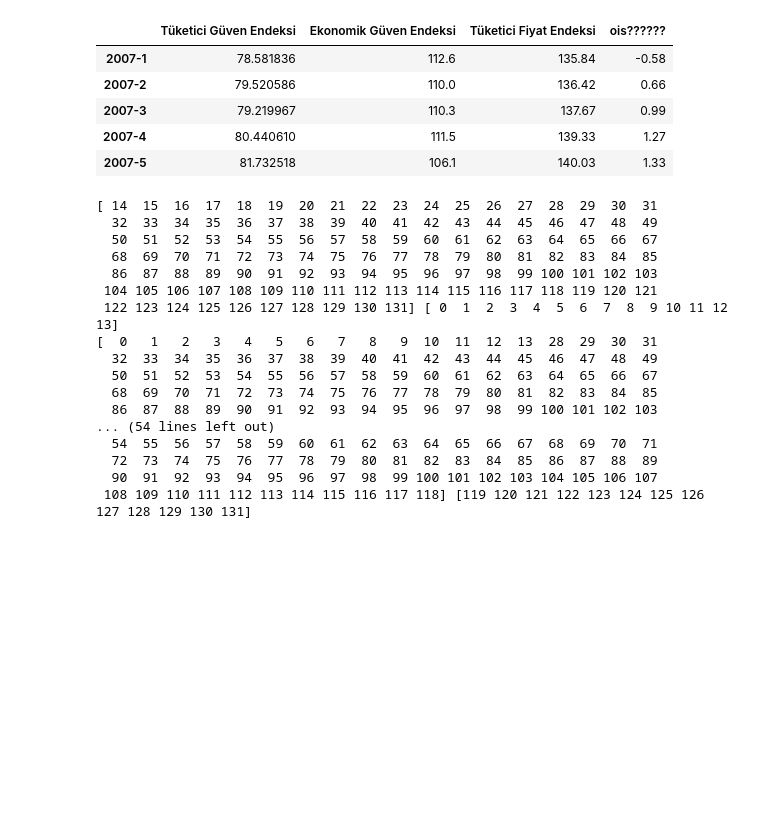
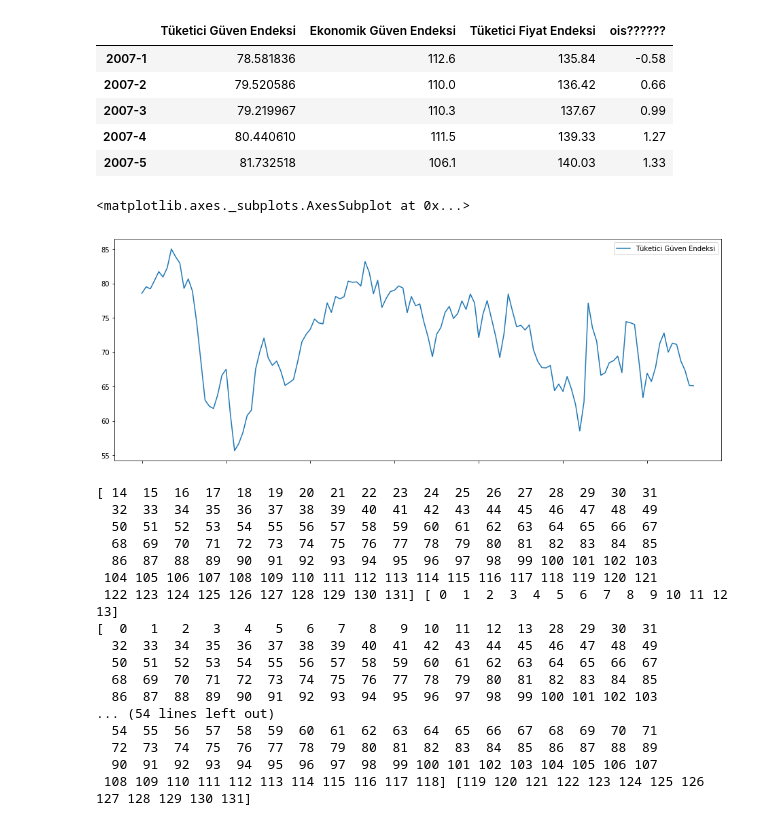
Before and after one commit to beratgumus/ConsumerConfidenceIndexEstimation, a Jupyter notebook: Proje2.ipynb, the cells around one changed output. Drawn from its saved outputs; the diff is of its cells as text; code cells hidden in the pictures; blank space fills up the shorter version.

Commit message:
Added required imports

```diff
--- a/Proje2.ipynb
+++ b/Proje2.ipynb
@@ -80,6 +80,14 @@ merged.head()
 | 2007-3 | 79.219967 | 110.3 | 137.67 | 0.99 |
 | 2007-4 | 80.440610 | 111.5 | 139.33 | 1.27 |
 | 2007-5 | 81.732518 | 106.1 | 140.03 | 1.33 |
+# %%
+import matplotlib.pyplot as plt
+%matplotlib inline
+
+merged.plot(y="Tüketici Güven Endeksi", kind='line', figsize=[16,6])
+# %% [output]
+<matplotlib.axes._subplots.AxesSubplot at 0x...>
+[figure, added]
 # %%
 # 10-Fold Cross Validation
 from sklearn.model_selection import KFold
```
Also changed, not shown: parts of 3 cells of this notebook.
